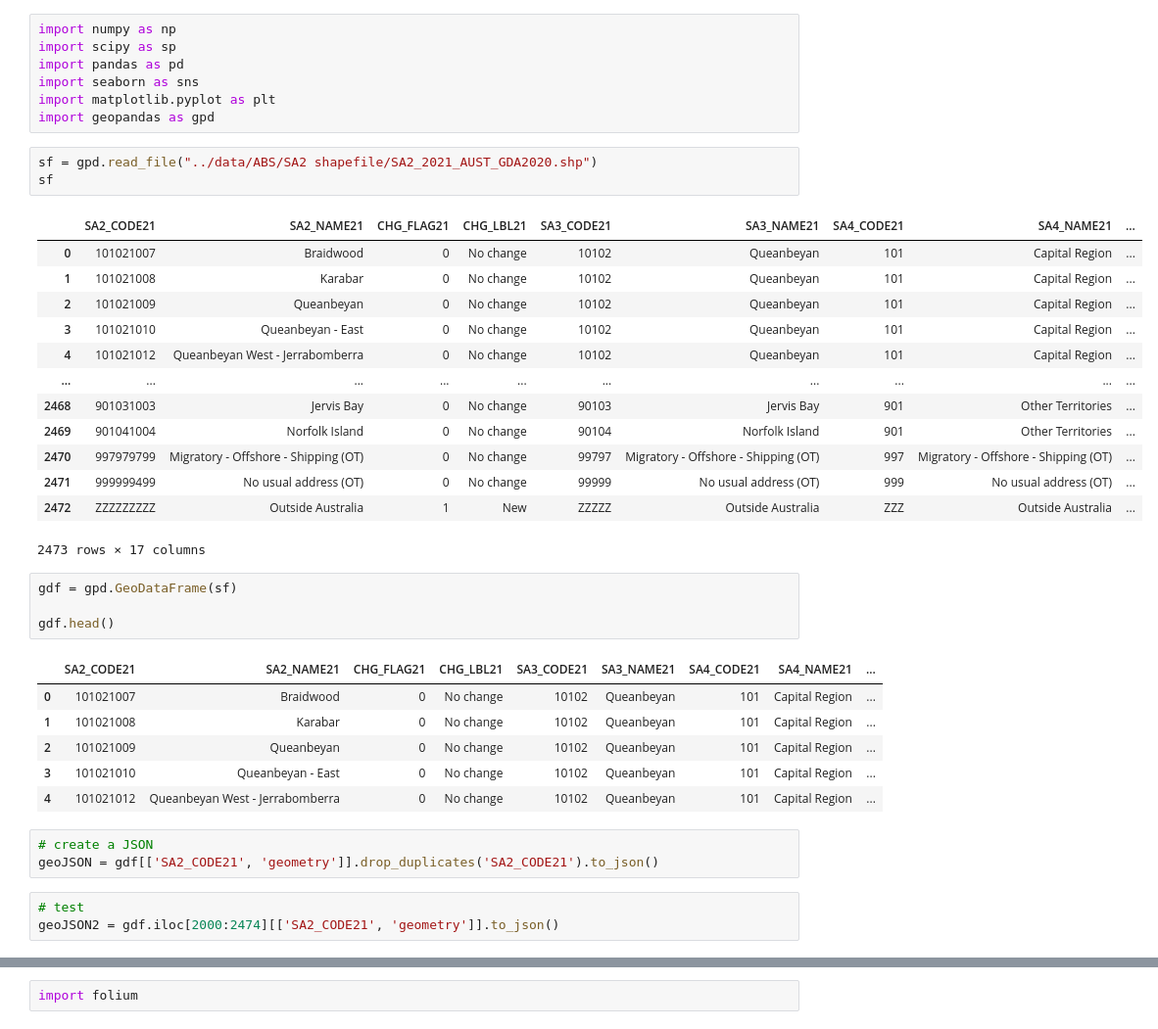
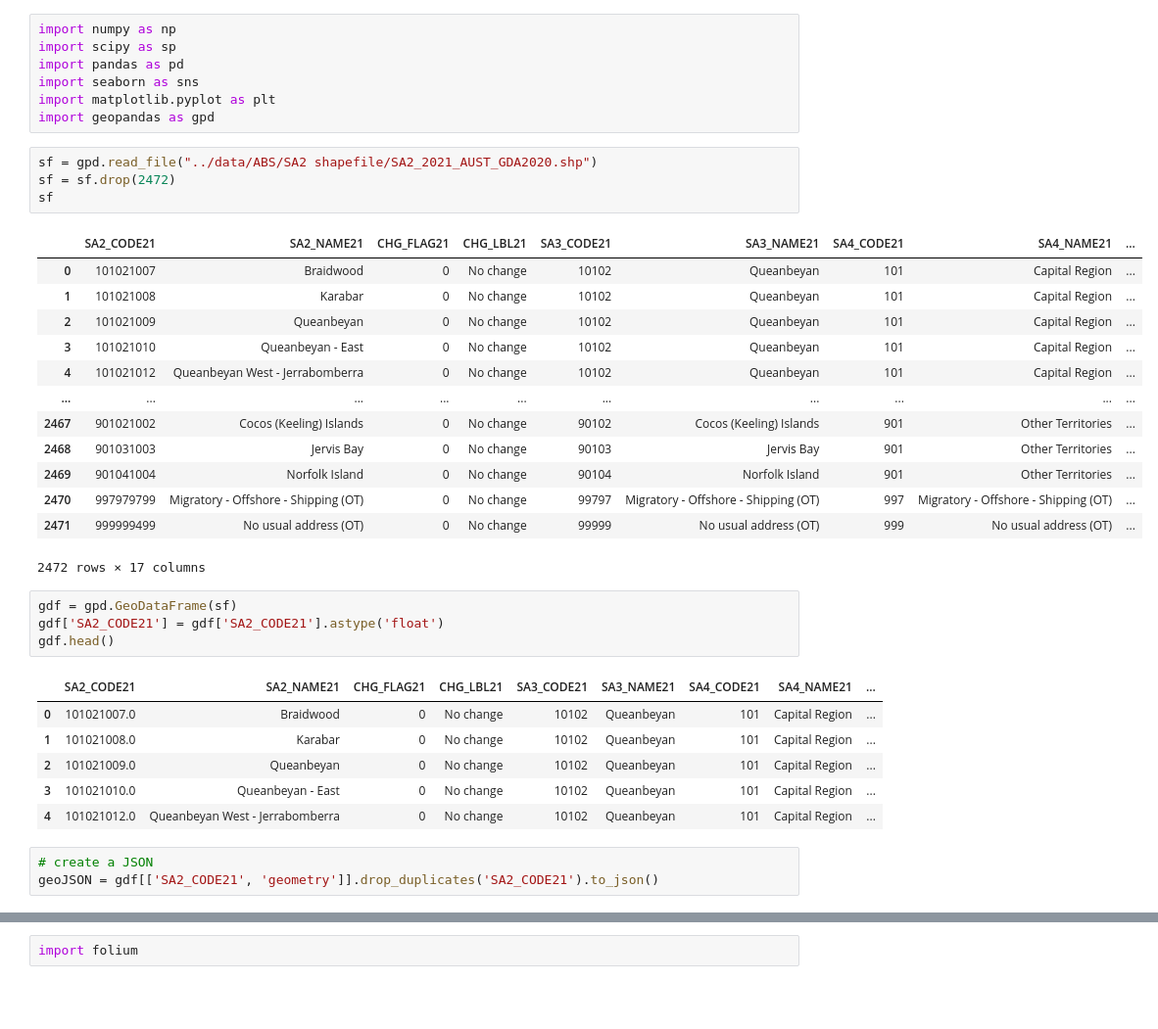
Before and after one commit to MAST30034-Applied-Data-Science/generic-buy-now-pay-later-project-group-27, a Jupyter notebook: notebooks/shapefile.ipynb, the cells around one changed output, grey strips where cells are left out. Shown at 98% size. Drawn from its saved outputs; the diff is of its cells as text; blank space fills up the shorter version.

```diff
--- a/notebooks/shapefile.ipynb
+++ b/notebooks/shapefile.ipynb
@@ -7,35 +7,33 @@ import matplotlib.pyplot as plt
 import geopandas as gpd
 # %%
 sf = gpd.read_file("../data/ABS/SA2 shapefile/SA2_2021_AUST_GDA2020.shp")
+sf = sf.drop(2472)
 sf
 # %% [output]
 |  | SA2_CODE21 | SA2_NAME21 | CHG_FLAG21 | CHG_LBL21 | SA3_CODE21 | SA3_NAME21 | SA4_CODE21 | SA4_NAME21 | ... |
 | 0 | 101021007 | Braidwood | 0 | No change | 10102 | Queanbeyan | 101 | Capital Region | ... |
 | 1 | 101021008 | Karabar | 0 | No change | 10102 | Queanbeyan | 101 | Capital Region | ... |
 | 2 | 101021009 | Queanbeyan | 0 | No change | 10102 | Queanbeyan | 101 | Capital Region | ... |
 | 3 | 101021010 | Queanbeyan - East | 0 | No change | 10102 | Queanbeyan | 101 | Capital Region | ... |
 | 4 | 101021012 | Queanbeyan West - Jerrabomberra | 0 | No change | 10102 | Queanbeyan | 101 | Capital Region | ... |
 | ... | ... | ... | ... | ... | ... | ... | ... | ... | ... |
+| 2467 | 901021002 | Cocos (Keeling) Islands | 0 | No change | 90102 | Cocos (Keeling) Islands | 901 | Other Territories | ... |
 | 2468 | 901031003 | Jervis Bay | 0 | No change | 90103 | Jervis Bay | 901 | Other Territories | ... |
 | 2469 | 901041004 | Norfolk Island | 0 | No change | 90104 | Norfolk Island | 901 | Other Territories | ... |
 | 2470 | 997979799 | Migratory - Offshore - Shipping (OT) | 0 | No change | 99797 | Migratory - Offshore - Shipping (OT) | 997 | Migratory - Offshore - Shipping (OT) | ... |
 | 2471 | 999999499 | No usual address (OT) | 0 | No change | 99999 | No usual address (OT) | 999 | No usual address (OT) | ... |
-| 2472 | ZZZZZZZZZ | Outside Australia | 1 | New | ZZZZZ | Outside Australia | ZZZ | Outside Australia | ... |
-2473 rows × 17 columns
+2472 rows × 17 columns
 # %%
 gdf = gpd.GeoDataFrame(sf)
-
+gdf['SA2_CODE21'] = gdf['SA2_CODE21'].astype('float')
 gdf.head()
 # %% [output]
 |  | SA2_CODE21 | SA2_NAME21 | CHG_FLAG21 | CHG_LBL21 | SA3_CODE21 | SA3_NAME21 | SA4_CODE21 | SA4_NAME21 | ... |
-| 0 | 101021007 | Braidwood | 0 | No change | 10102 | Queanbeyan | 101 | Capital Region | ... |
-| 1 | 101021008 | Karabar | 0 | No change | 10102 | Queanbeyan | 101 | Capital Region | ... |
-| 2 | 101021009 | Queanbeyan | 0 | No change | 10102 | Queanbeyan | 101 | Capital Region | ... |
-| 3 | 101021010 | Queanbeyan - East | 0 | No change | 10102 | Queanbeyan | 101 | Capital Region | ... |
-| 4 | 101021012 | Queanbeyan West - Jerrabomberra | 0 | No change | 10102 | Queanbeyan | 101 | Capital Region | ... |
+| 0 | 101021007.0 | Braidwood | 0 | No change | 10102 | Queanbeyan | 101 | Capital Region | ... |
+| 1 | 101021008.0 | Karabar | 0 | No change | 10102 | Queanbeyan | 101 | Capital Region | ... |
+| 2 | 101021009.0 | Queanbeyan | 0 | No change | 10102 | Queanbeyan | 101 | Capital Region | ... |
+| 3 | 101021010.0 | Queanbeyan - East | 0 | No change | 10102 | Queanbeyan | 101 | Capital Region | ... |
+| 4 | 101021012.0 | Queanbeyan West - Jerrabomberra | 0 | No change | 10102 | Queanbeyan | 101 | Capital Region | ... |
 # %%
 # create a JSON
 geoJSON = gdf[['SA2_CODE21', 'geometry']].drop_duplicates('SA2_CODE21').to_json()
-# %%
-# test
-geoJSON2 = gdf.iloc[2000:2474][['SA2_CODE21', 'geometry']].to_json()
```
Also changed, not shown: parts of 2 cells of this notebook.
